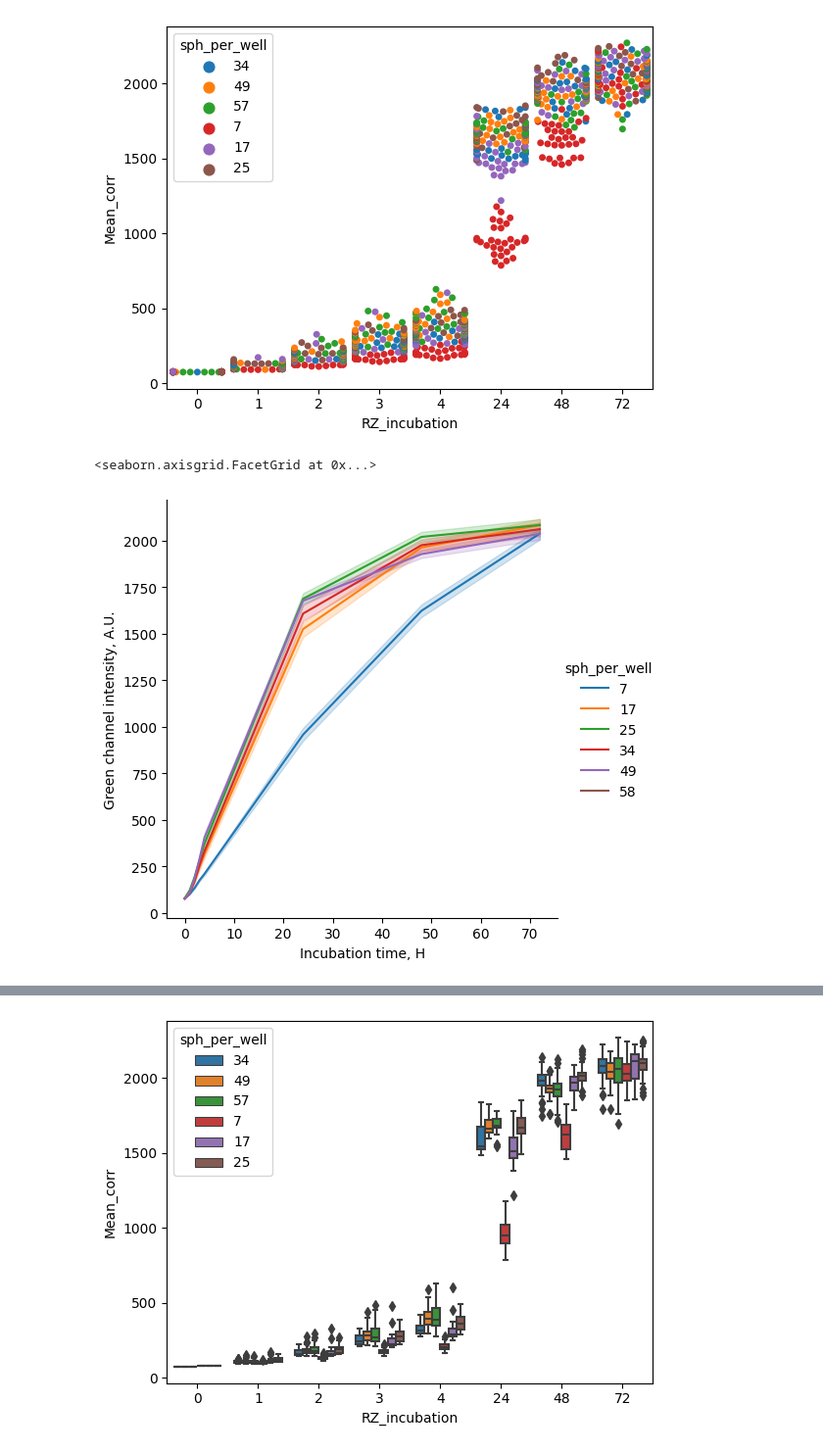
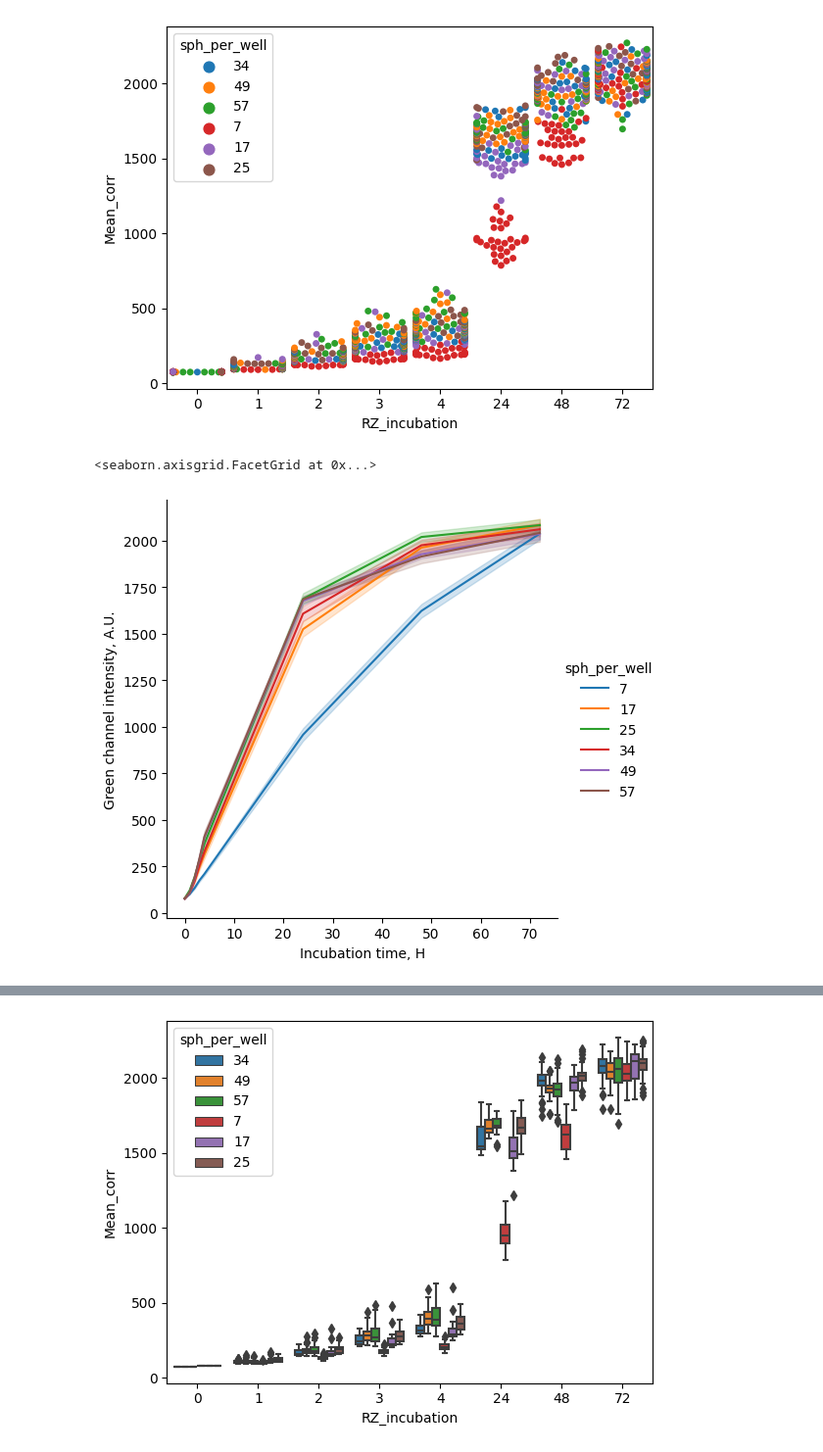
Before and after one commit to arteys/Resazurin_ChemiDoc, a Jupyter notebook: RZ_reference_plate SPH number.ipynb, the cells around one changed output, grey strips where cells are left out. Shown: that part at 98% size. Cells and saved outputs as stored; diff of their text form; code cells hidden in the pictures.

```diff
--- a/RZ_reference_plate SPH number.ipynb
+++ b/RZ_reference_plate SPH number.ipynb
@@ -267,10 +267,10 @@ ay = sns.swarmplot(data=data_plate_wo_blank, x="RZ_incubation", y="Mean_corr", h
 # %%
 data_plate_wo_blank['RZ_incubation'] = pd.to_numeric(data_plate_wo_blank['RZ_incubation'])
 
 ay = sns.relplot(data=data_plate_wo_blank, x="RZ_incubation", y="Mean_corr", hue = 'sph_per_well',  kind="line",
-                 hue_order = ['7', '17', '25','34','49','58'])
+                 hue_order = ['7', '17', '25','34','49','57'])
 
 ay.set(xlabel='Incubation time, H', ylabel='Green channel intensity, A.U.')
 # %% [output]
 <seaborn.axisgrid.FacetGrid at 0x...>
-[figure, old version]
+[figure, new version]
```
Also changed, not shown: parts of 2 cells of this notebook, 3 other files.
